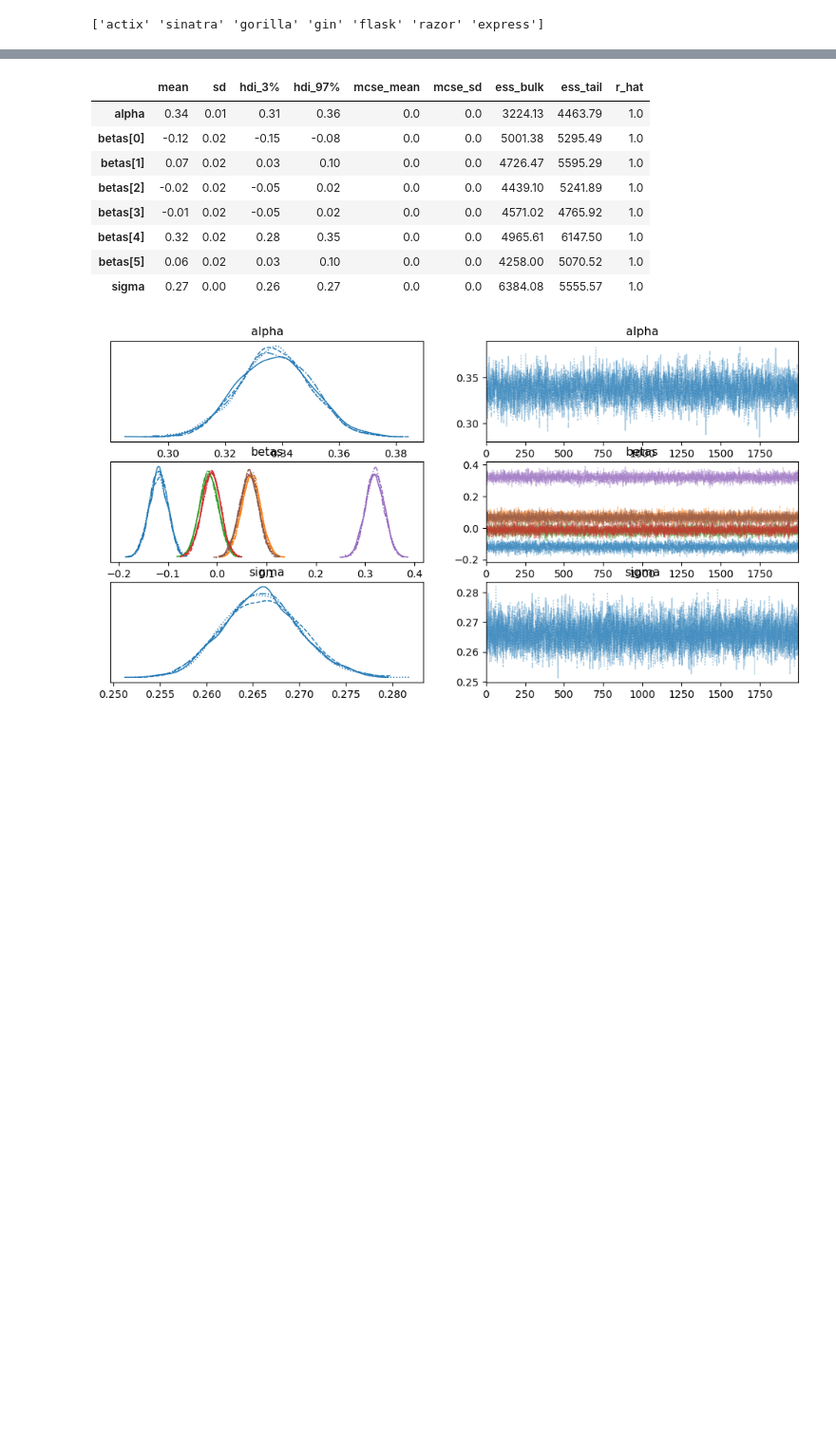
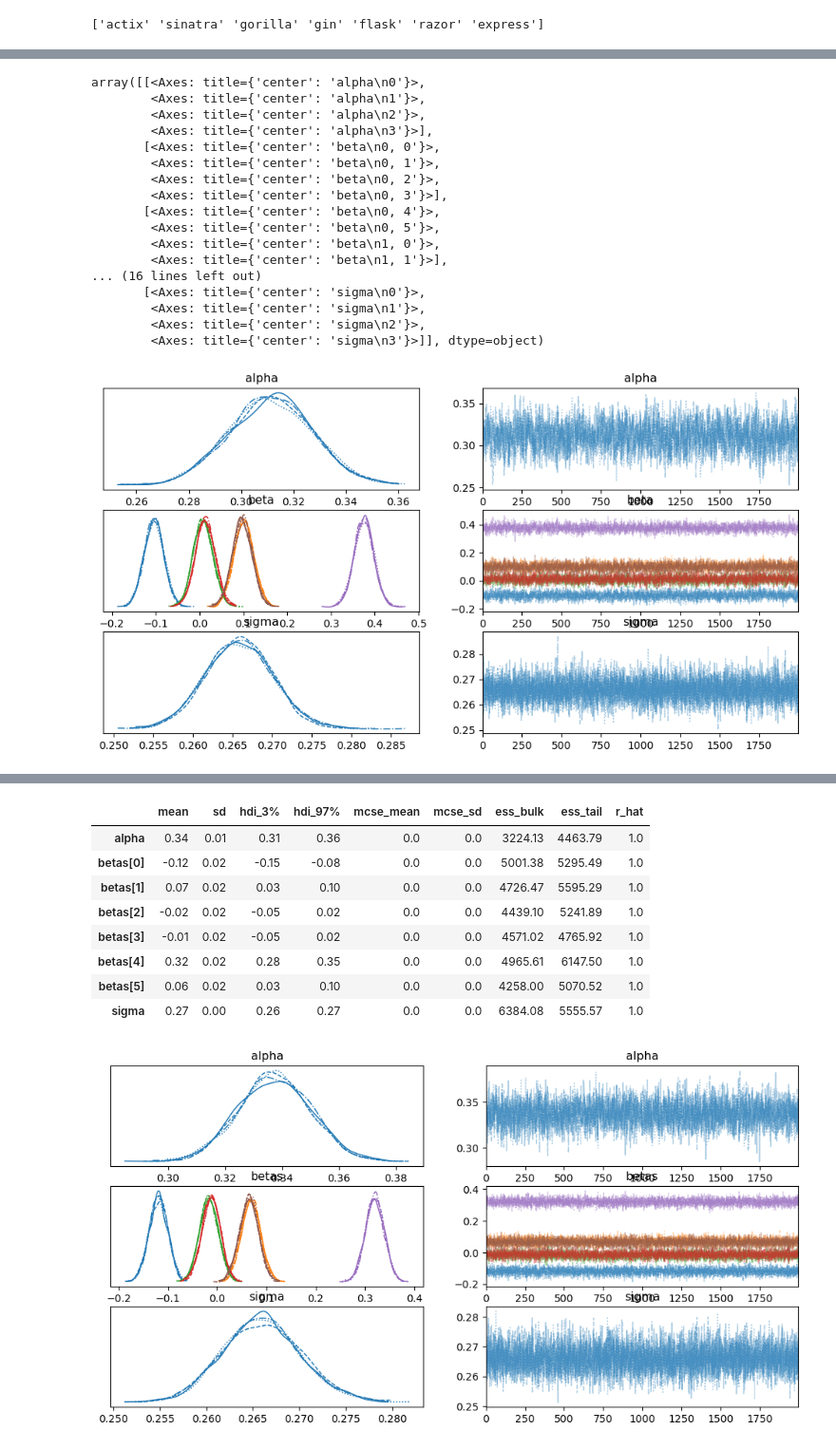
Before and after one commit to sanderengel/prpro_exam_2025, a Jupyter notebook: main-question.ipynb, the cells around one changed output, grey strips where cells are left out. Shown at 95% size. Cells and saved outputs as stored; diff of their text form; code cells hidden in the pictures; blank space fills up the shorter version.

```diff
--- a/main-question.ipynb
+++ b/main-question.ipynb
@@ -162,0 +224,38 @@ y = df['energy_consumption'].values
+# %%
+import pymc as pm
+import arviz as az
+import pandas as pd
+import numpy as np
+
+# Assuming df is already defined and contains the 'framework' and 'energy_consumption' columns
+# Make c-sharp-razor the baseline (already done in your previous code)
+df['framework'] = df['framework'].astype('category')
+df['framework'] = df['framework'].cat.reorder_categories(
+    ['razor' if 'razor' in x else x for x in df['framework'].cat.categories],
+    ordered=False
+)
+
+# Create dummy variables
+df_dummies = pd.get_dummies(df['framework'], drop_first=True)  # drop baseline ('razor')
+
+# Combine with original data
+X = df_dummies
+y = df['energy_consumption'].values
+
+# Get number of frameworks (excluding baseline)
+n_frameworks = X.shape[1]
+
+with pm.Model() as model:
+    # Priors
+    alpha = pm.Normal("alpha", mu=0.4, sigma=0.2)  # updated intercept prior
+    beta = pm.Normal("beta", mu=0, sigma=0.2, shape=n_frameworks)  # updated beta prior
+    sigma = pm.HalfNormal("sigma", sigma=0.3)  # updated sigma prior
+
+    # Framework index for each row (dummy variables)
+    mu = alpha + pm.math.dot(X, beta)  # Use dot product to calculate the linear combination
+
+    # Likelihood
+    y_obs = pm.Normal("y_obs", mu=mu, sigma=sigma, observed=y)
+
+    # Prior predictive
+    prior_pred = pm.sample_prior_predictive()
@@ -162,0 +264,3 @@ y = df['energy_consumption'].values
+# %%
+with model:
+    trace = pm.sample(2000, tune=1000, target_accept=0.9, return_inferencedata=True)
@@ -162,0 +274,23 @@ y = df['energy_consumption'].values
+# %%
+az.summary(trace, var_names=["alpha", "beta", "sigma"])
+az.plot_trace(trace, var_names=["alpha", "beta", "sigma"])
+az.plot_autocorr(trace, var_names=["alpha", "beta", "sigma"])
+# %% [output]
+array([[<Axes: title={'center': 'alpha\n0'}>,
+        <Axes: title={'center': 'alpha\n1'}>,
+        <Axes: title={'center': 'alpha\n2'}>,
+        <Axes: title={'center': 'alpha\n3'}>],
+       [<Axes: title={'center': 'beta\n0, 0'}>,
+        <Axes: title={'center': 'beta\n0, 1'}>,
+        <Axes: title={'center': 'beta\n0, 2'}>,
+        <Axes: title={'center': 'beta\n0, 3'}>],
+       [<Axes: title={'center': 'beta\n0, 4'}>,
+        <Axes: title={'center': 'beta\n0, 5'}>,
+        <Axes: title={'center': 'beta\n1, 0'}>,
+        <Axes: title={'center': 'beta\n1, 1'}>],
+... (16 lines left out)
+       [<Axes: title={'center': 'sigma\n0'}>,
+        <Axes: title={'center': 'sigma\n1'}>,
+        <Axes: title={'center': 'sigma\n2'}>,
+        <Axes: title={'center': 'sigma\n3'}>]], dtype=object)
+[figure, added]
```
Also changed, not shown: parts of 12 cells of this notebook.
